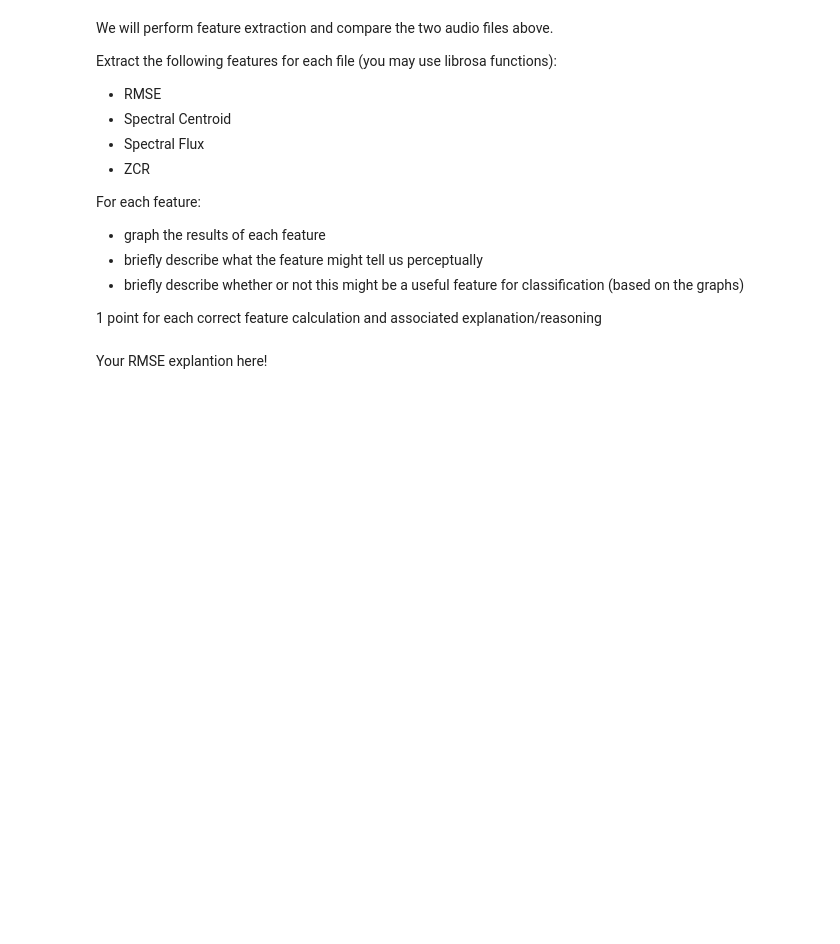
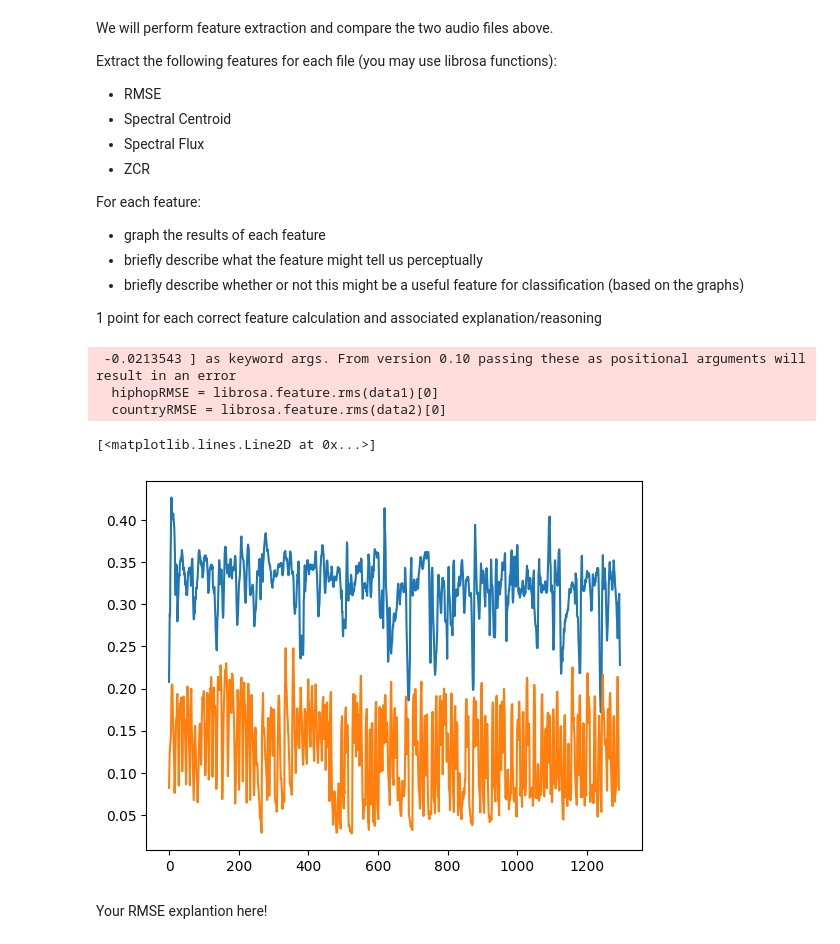
Before and after one commit to thedarknessuser/AudioTechII, a Jupyter notebook: HW/HW3.ipynb, the cells around one changed output. Drawn from its saved outputs; the diff is of its cells as text; code cells hidden in the pictures; blank space fills up the shorter version.

```diff
--- a/HW/HW3.ipynb
+++ b/HW/HW3.ipynb
@@ -106,10 +153,20 @@ For each feature:
 
 1 point for each correct feature calculation and associated explanation/reasoning
 # %%
+from librosa import frames_to_time, stft, amplitude_to_db, display
+
 # RMSE for hiphop
-
+hiphopRMSE = librosa.feature.rms(data1)[0]
 # RMSE for country
-
+countryRMSE = librosa.feature.rms(data2)[0]
 # plotting
+plt.plot(countryRMSE)
+plt.plot(hiphopRMSE)
+# %% [output]
+ -0.0213543 ] as keyword args. From version 0.10 passing these as positional arguments will result in an error
+  hiphopRMSE = librosa.feature.rms(data1)[0]
+  countryRMSE = librosa.feature.rms(data2)[0]
+[<matplotlib.lines.Line2D at 0x...>]
+[figure, added]
 # %% [markdown]
 Your RMSE explantion here!
```
Also changed, not shown: parts of 24 cells of this notebook, 1 other file.
